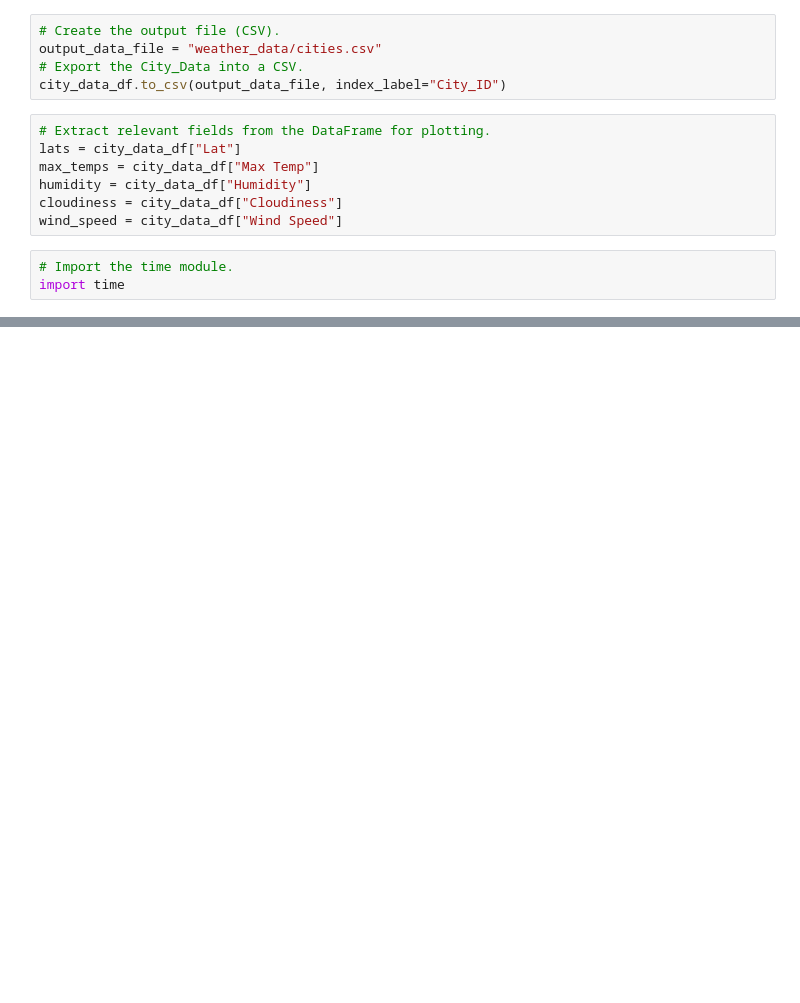
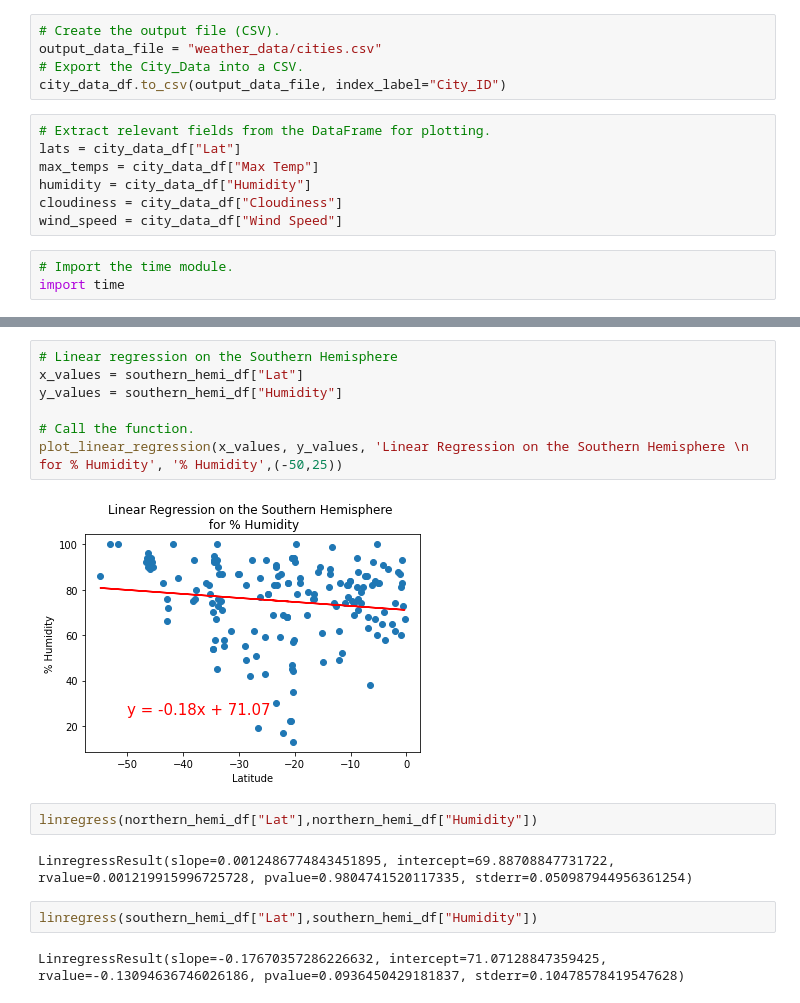
Before and after one commit to nickjlupu/World_Weather_Analysis, a Jupyter notebook: WeatherPy.ipynb, the cells around one changed output, grey strips where cells are left out. Drawn from its saved outputs; the diff is of its cells as text; blank space fills up the shorter version.

```diff
--- a/WeatherPy.ipynb
+++ b/WeatherPy.ipynb
@@ -253,0 +317,17 @@ plt.show()
+# %%
+# Linear regression on the Southern Hemisphere
+x_values = southern_hemi_df["Lat"]
+y_values = southern_hemi_df["Humidity"]
+
+# Call the function.
+plot_linear_regression(x_values, y_values, 'Linear Regression on the Southern Hemisphere \n for % Humidity', '% Humidity',(-50,25))
+# %% [output]
+[figure, added]
+# %%
+linregress(northern_hemi_df["Lat"],northern_hemi_df["Humidity"])
+# %% [output]
+LinregressResult(slope=0.0012486774843451895, intercept=69.88708847731722, rvalue=0.001219915996725728, pvalue=0.9804741520117335, stderr=0.050987944956361254)
+# %%
+linregress(southern_hemi_df["Lat"],southern_hemi_df["Humidity"])
+# %% [output]
+LinregressResult(slope=-0.17670357286226632, intercept=71.07128847359425, rvalue=-0.13094636746026186, pvalue=0.0936450429181837, stderr=0.10478578419547628)
```
Also changed, not shown: parts of 26 cells of this notebook, 5 other files.
